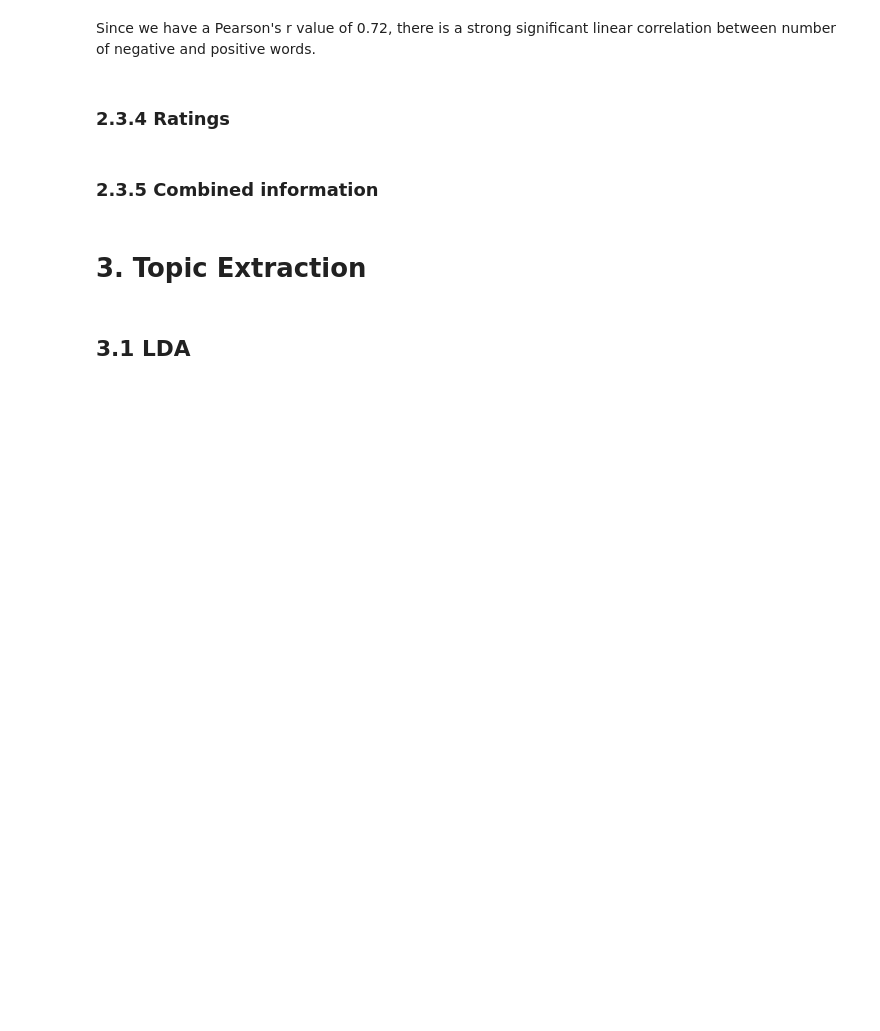
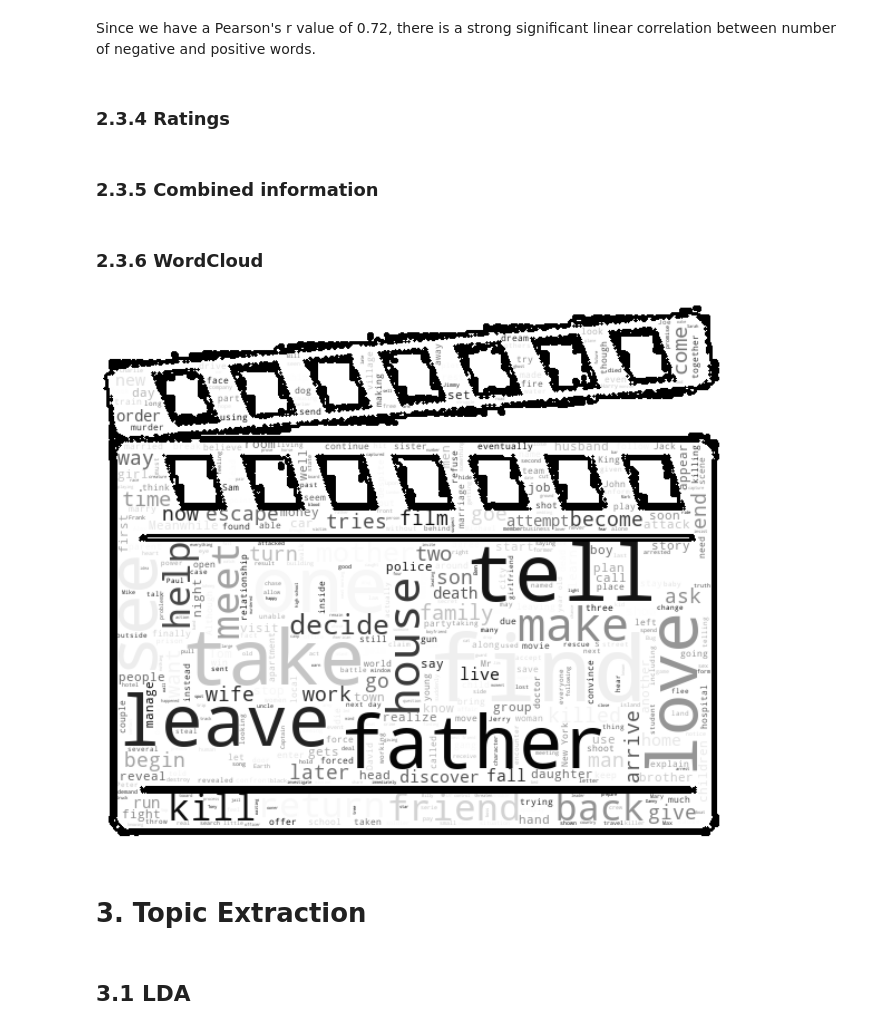
Before and after one commit to salome-baup/ada-2022-project-adaccord, a Jupyter notebook: Milestone2.ipynb, the cells around one changed output. Saved outputs shown, nothing was run; the diff lists cells and outputs as text; code cells hidden in the pictures; blank space fills up the shorter version.

Commit message:
BERT comments + WordCloud

```diff
--- a/Milestone2.ipynb
+++ b/Milestone2.ipynb
@@ -1170,6 +1184,31 @@ Since we have a Pearson's r value of 0.72, there is a strong significant linear
 ### 2.3.4 Ratings <a id='2.3.4'></a>
 # %% [markdown]
 ### 2.3.5 Combined information <a id='2.3.5'></a>
+# %% [markdown]
+### 2.3.6 WordCloud <a id='2.3.6'></a>
+# %%
+docs = plot_summaries.Plot.tolist()
+d = " ".join(docs)
+
+clap = np.array(Image.open("data/clap.png"))
+
+# Create a word cloud image
+wc = WordCloud(background_color="white", max_words=500, mask=clap,
+               stopwords=STOPWORDS, contour_width=3, contour_color='black', colormap="Greys")
+
+# Generate a wordcloud
+wc.generate(d)
+
+# store to file
+wc.to_file("data/clap_wc.png")
+
+# show
+plt.figure(figsize=[20,10])
+plt.imshow(wc, interpolation='bilinear')
+plt.axis("off")
+plt.show()
+# %% [output]
+[figure, added]
 # %% [markdown]
 # 3. Topic Extraction
 # %% [markdown]
```
Also changed, not shown: parts of 12 cells of this notebook.
